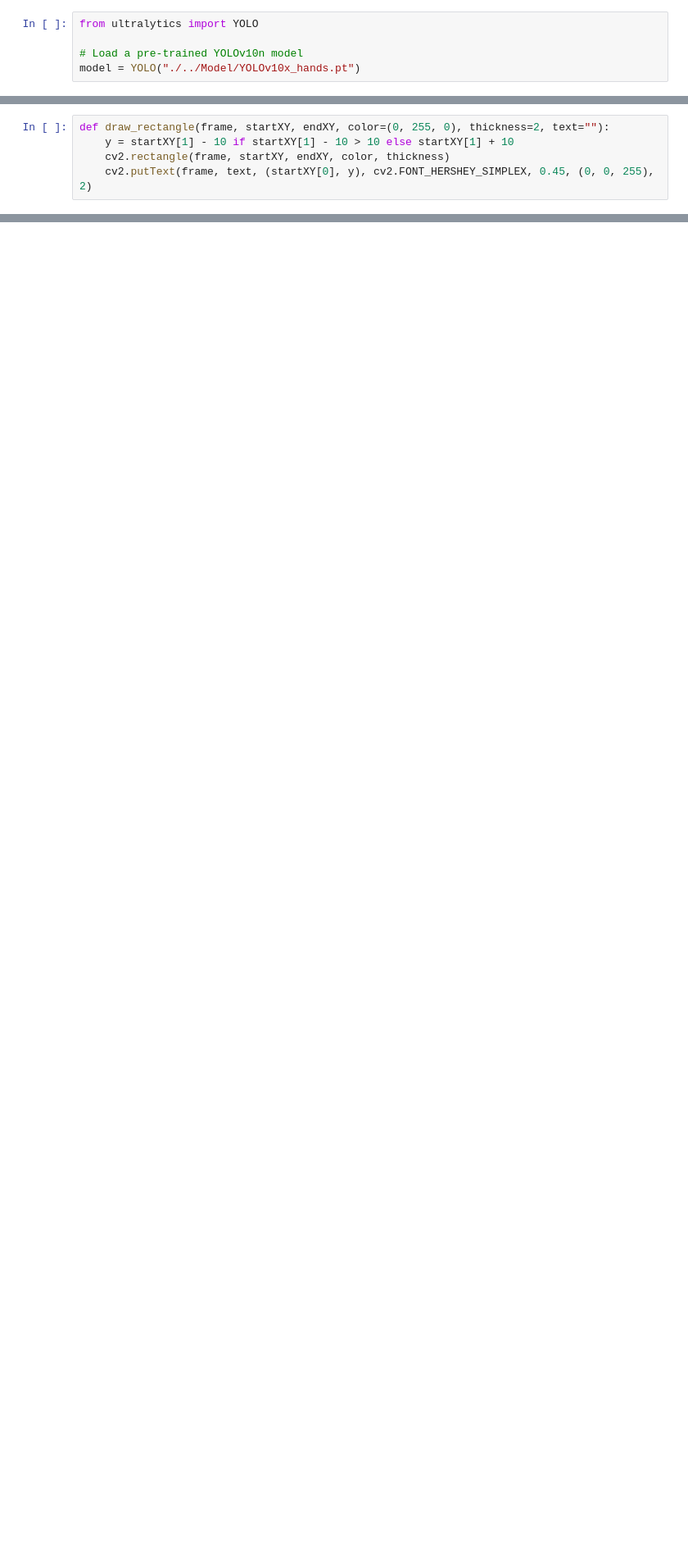
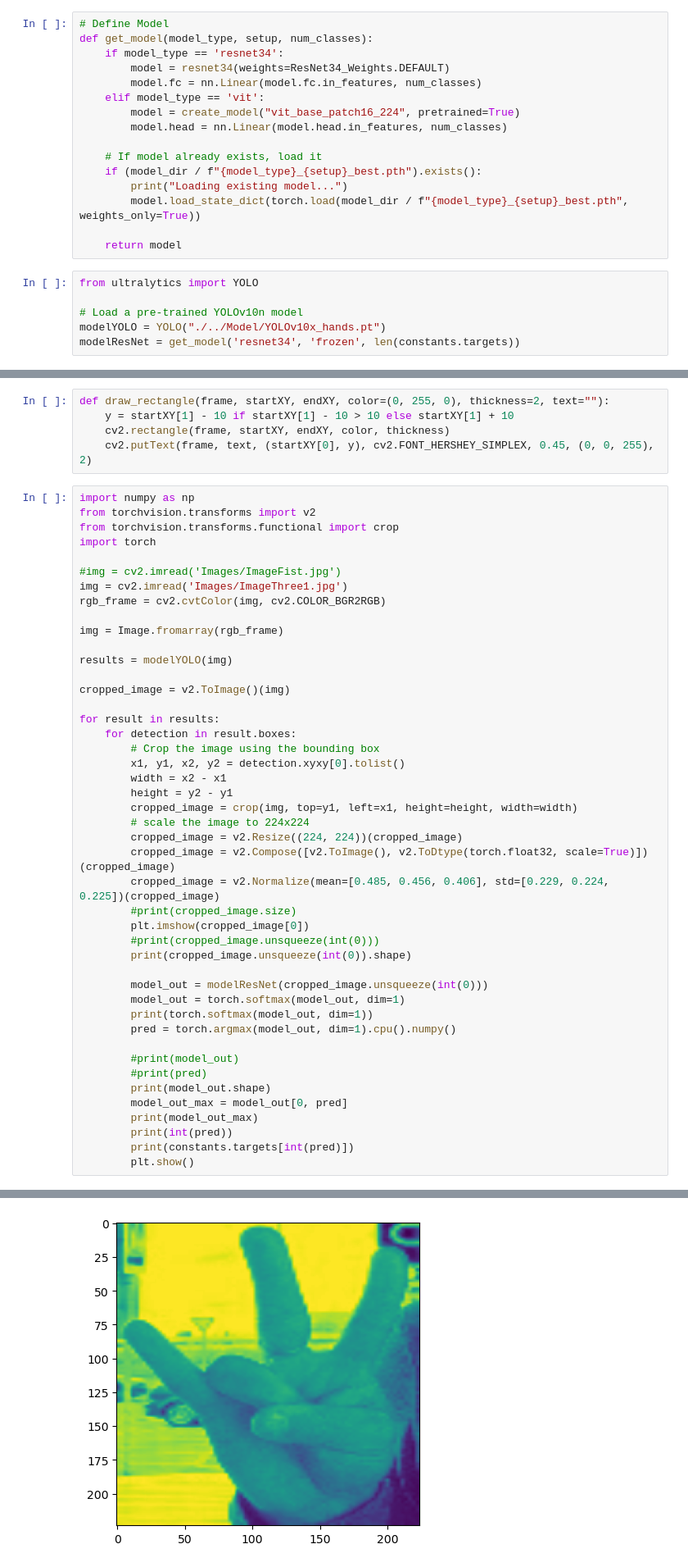
Before and after one commit to FlowkoHinti/Hand-Gesture-Recognition, a Jupyter notebook: 3_Presentation/HagridLocal.ipynb, the cells around one changed output, grey strips where cells are left out. Shown at 82% size. Saved outputs shown, nothing was run; the diff lists cells and outputs as text; blank space fills up the shorter version.

```diff
--- a/3_Presentation/HagridLocal.ipynb
+++ b/3_Presentation/HagridLocal.ipynb
@@ -10,5 +26,22 @@ import keyboard
+# %%
+# Define Model
+def get_model(model_type, setup, num_classes):
+    if model_type == 'resnet34':
+        model = resnet34(weights=ResNet34_Weights.DEFAULT)
+        model.fc = nn.Linear(model.fc.in_features, num_classes)
+    elif model_type == 'vit':
+        model = create_model("vit_base_patch16_224", pretrained=True)
+        model.head = nn.Linear(model.head.in_features, num_classes)
+
+    # If model already exists, load it
+    if (model_dir / f"{model_type}_{setup}_best.pth").exists():
+        print("Loading existing model...")
+        model.load_state_dict(torch.load(model_dir / f"{model_type}_{setup}_best.pth", weights_only=True))
+
+    return model
 # %%
 from ultralytics import YOLO
 
 # Load a pre-trained YOLOv10n model
-model = YOLO("./../Model/YOLOv10x_hands.pt")
+modelYOLO = YOLO("./../Model/YOLOv10x_hands.pt")
+modelResNet = get_model('resnet34', 'frozen', len(constants.targets))
@@ -17,3 +52,49 @@ def draw_rectangle(frame, startXY, endXY, color=(0, 255, 0), thickness=2, text="
     y = startXY[1] - 10 if startXY[1] - 10 > 10 else startXY[1] + 10
     cv2.rectangle(frame, startXY, endXY, color, thickness)
     cv2.putText(frame, text, (startXY[0], y), cv2.FONT_HERSHEY_SIMPLEX, 0.45, (0, 0, 255), 2)
+# %%
+import numpy as np
+from torchvision.transforms import v2
+from torchvision.transforms.functional import crop
+import torch
+
+#img = cv2.imread('Images/ImageFist.jpg')
+img = cv2.imread('Images/ImageThree1.jpg')
+rgb_frame = cv2.cvtColor(img, cv2.COLOR_BGR2RGB)
+
+img = Image.fromarray(rgb_frame)
+
+results = modelYOLO(img)
+
+cropped_image = v2.ToImage()(img)
+
+for result in results:
+    for detection in result.boxes:
+        # Crop the image using the bounding box
+        x1, y1, x2, y2 = detection.xyxy[0].tolist()
+        width = x2 - x1
+        height = y2 - y1
+        cropped_image = crop(img, top=y1, left=x1, height=height, width=width)
+        # scale the image to 224x224
+        cropped_image = v2.Resize((224, 224))(cropped_image)
+        cropped_image = v2.Compose([v2.ToImage(), v2.ToDtype(torch.float32, scale=True)])(cropped_image)
+        cropped_image = v2.Normalize(mean=[0.485, 0.456, 0.406], std=[0.229, 0.224, 0.225])(cropped_image)
+        #print(cropped_image.size)
+        plt.imshow(cropped_image[0])
+        #print(cropped_image.unsqueeze(int(0)))
+        print(cropped_image.unsqueeze(int(0)).shape)
+
+        model_out = modelResNet(cropped_image.unsqueeze(int(0)))
+        model_out = torch.softmax(model_out, dim=1)
+        print(torch.softmax(model_out, dim=1))
+        pred = torch.argmax(model_out, dim=1).cpu().numpy()
+
+        #print(model_out)
+        #print(pred)
+        print(model_out.shape)
+        model_out_max = model_out[0, pred]
+        print(model_out_max)
+        print(int(pred))
+        print(constants.targets[int(pred)])
+        plt.show()
+# %% [output]
@@ -19,0 +109 @@ def draw_rectangle(frame, startXY, endXY, color=(0, 255, 0), thickness=2, text="
+[figure, added]
```
Also changed, not shown: parts of 6 cells of this notebook, 1 other file.
